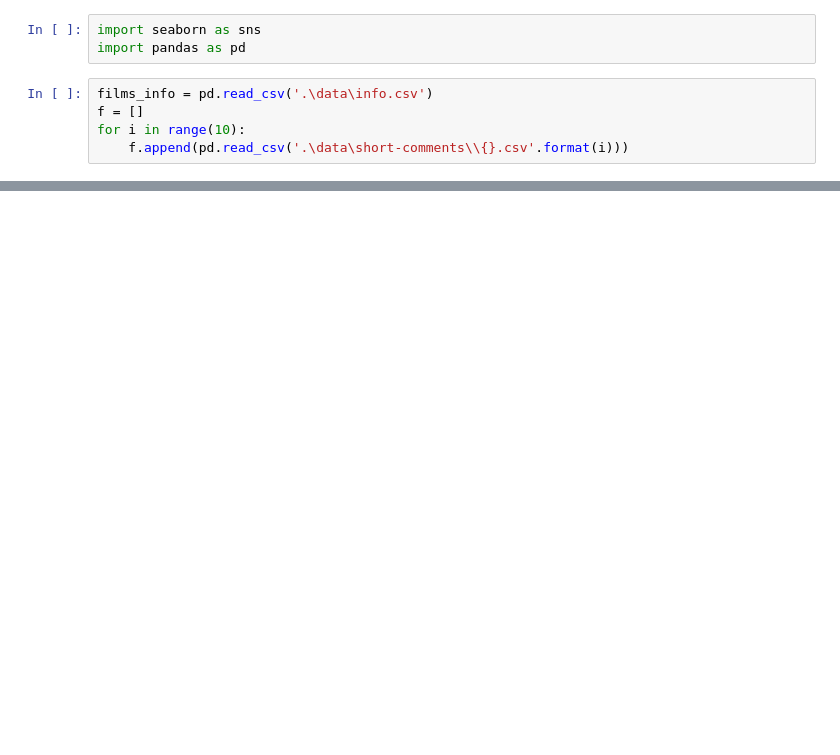
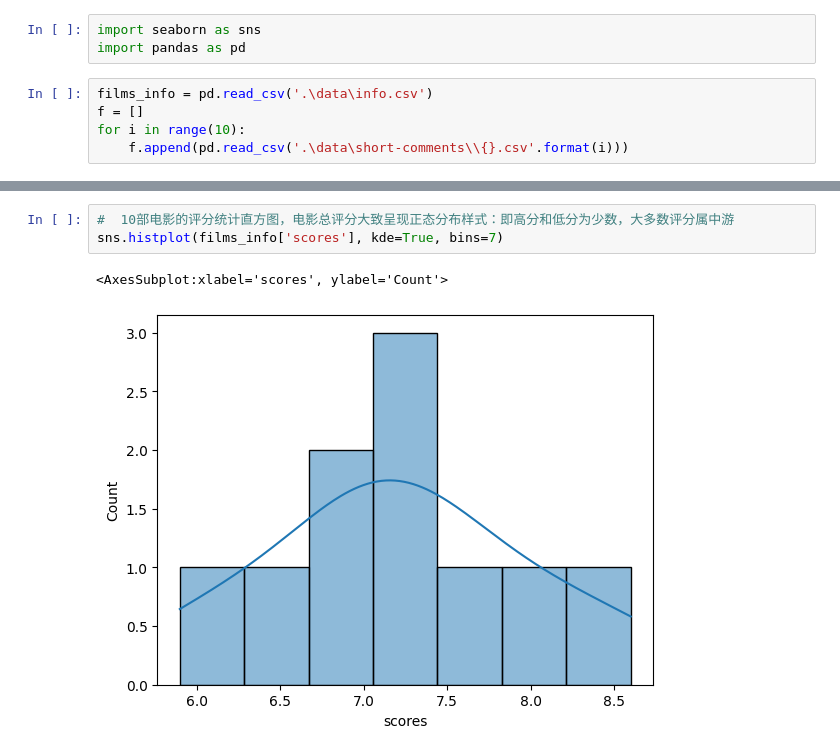
Before and after one commit to Cyccyyycyc/2022-Films, a Jupyter notebook: analysis.ipynb, the cells around one changed output, grey strips where cells are left out. Saved outputs shown, nothing was run; the diff lists cells and outputs as text; blank space fills up the shorter version.

```diff
--- a/analysis.ipynb
+++ b/analysis.ipynb
@@ -38,0 +35,6 @@ f[1]
+# %%
+#  10部电影的评分统计直方图，电影总评分大致呈现正态分布样式：即高分和低分为少数，大多数评分属中游
+sns.histplot(films_info['scores'], kde=True, bins=7)
+# %% [output]
+<AxesSubplot:xlabel='scores', ylabel='Count'>
+[figure, added]
```
Also changed, not shown: parts of 8 cells of this notebook.
